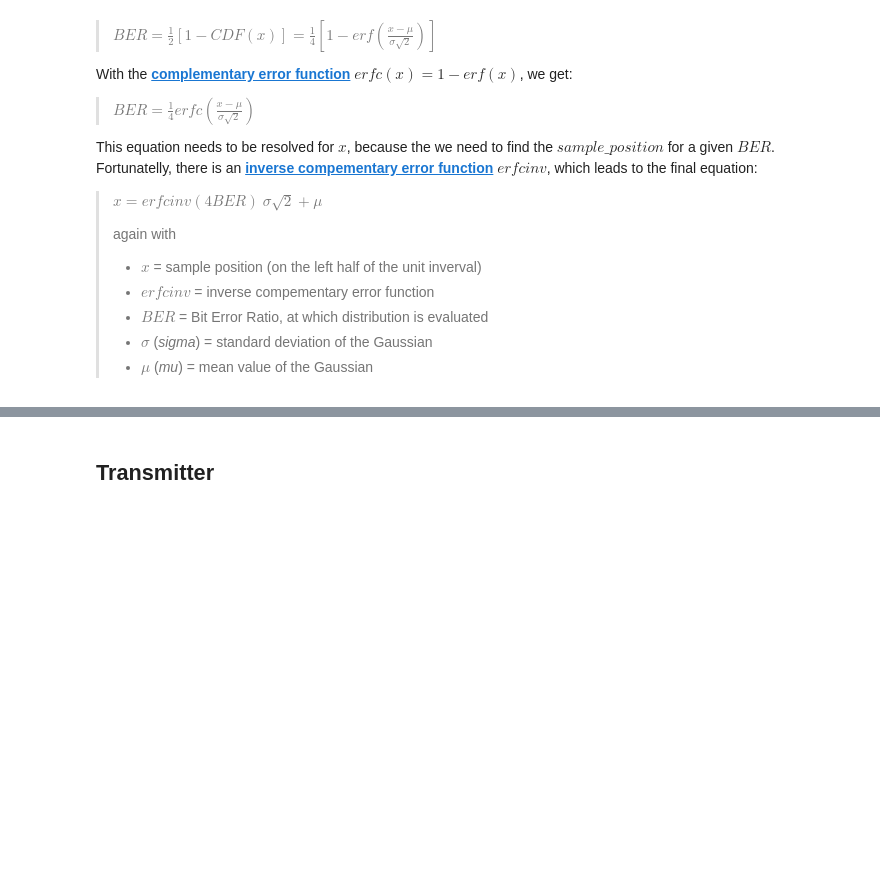
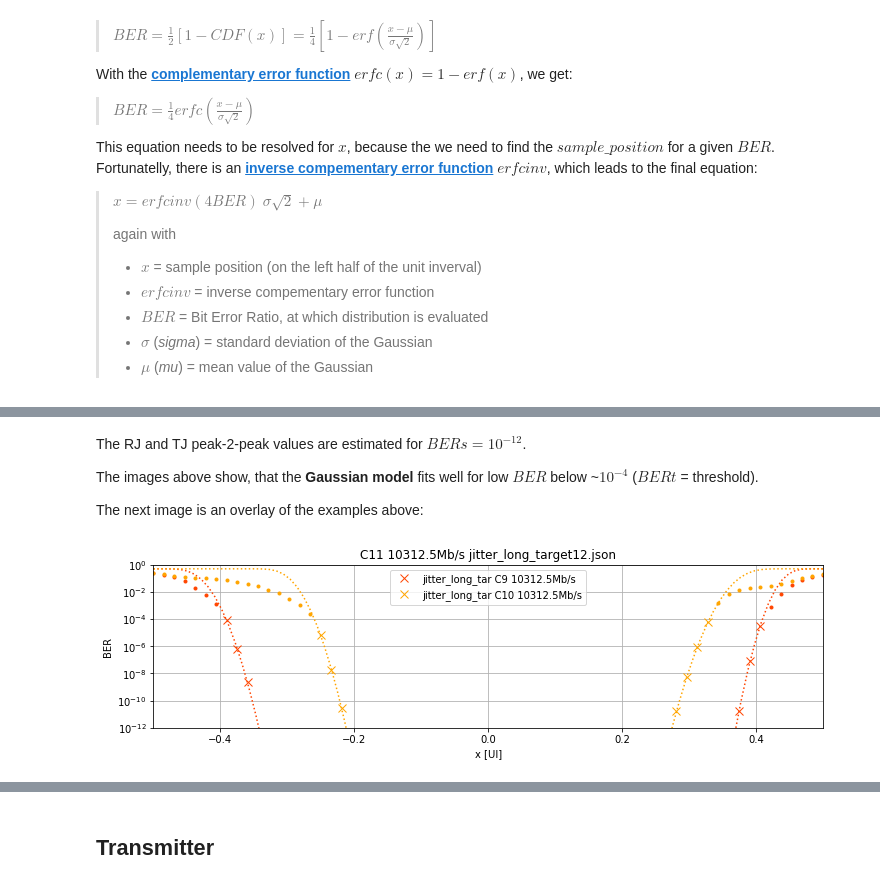
Before and after one commit to munich-ml/BER_tail_fit, a Jupyter notebook: Jitter_BER_fit.ipynb, the cells around one changed output, grey strips where cells are left out. Saved outputs shown, nothing was run; the diff lists cells and outputs as text; code cells hidden in the pictures; blank space fills up the shorter version.

```diff
--- a/Jitter_BER_fit.ipynb
+++ b/Jitter_BER_fit.ipynb
@@ -188,0 +210,10 @@ FPGA-maker XILINX offers **Integrated Bit Error Ratio Tester IBERT** for their [
+# %% [markdown]
+The RJ and TJ peak-2-peak values are estimated for $BERs=10^{-12}$.
+
+The images above show, that the **Gaussian model** fits well for low $BER$ below ~$10^{-4}$ ($BERt$ = threshold).
+
+The next image is an overlay of the examples above:
+# %%
+plot_jitter_overlay(os.listdir(filesDir)[0], filesDir, exclude_chs=[8, 11], figsize=(12,3))
+# %% [output]
+[figure, added]
```
Also changed, not shown: parts of 12 cells of this notebook, 1 other file.
